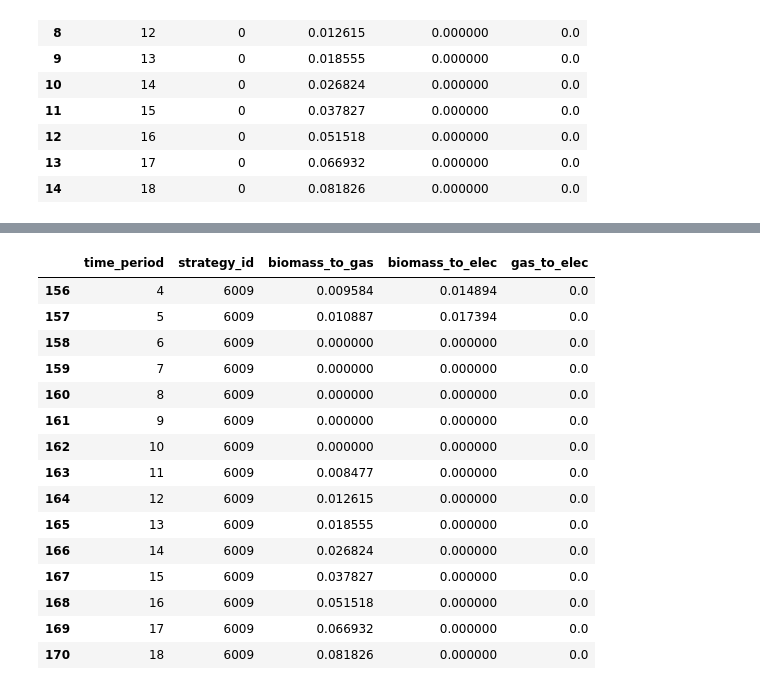
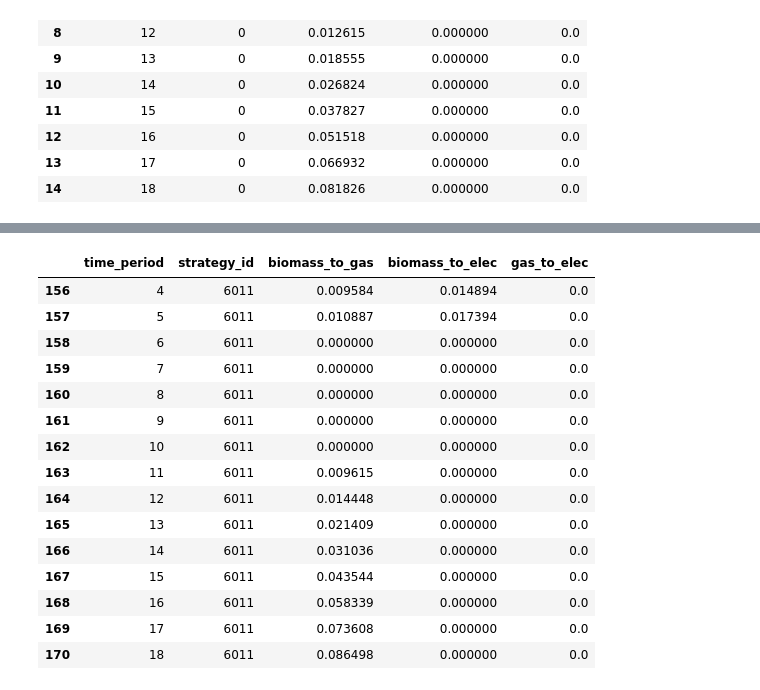
Before and after one commit to sisepuede-framework/ssp_uganda_data, a Jupyter notebook: ssp_modeling/cost-benefits/air_pollution/CBA_air_pollution_v2.ipynb, the cells around one changed output, grey strips where cells are left out. Saved outputs shown, nothing was run; the diff lists cells and outputs as text; code cells hidden in the pictures.

```diff
--- a/ssp_modeling/cost-benefits/air_pollution/CBA_air_pollution_v2.ipynb
+++ b/ssp_modeling/cost-benefits/air_pollution/CBA_air_pollution_v2.ipynb
@@ -8,13 +8,13 @@ import numpy as np
 # %%
 # Define paths
 SSP_PATH = pathlib.Path(os.getcwd()).parent.parent.as_posix()
-SSP_RUN  = os.path.join(SSP_PATH, "ssp_run_output/sisepuede_run_2025-10-29T19;49;25.722413")
+SSP_RUN  = os.path.join(SSP_PATH, "ssp_run_output/sisepuede_summary_results_run_sisepuede_run_2026-04-01T14;29;26.355576/nwr")
 
 
-CB_DEFAULT_DEFINITION_PATH = os.path.join(SSP_PATH,"cb/cb_cost_factors")
+CB_DEFAULT_DEFINITION_PATH = os.path.join(SSP_PATH,"cost-benefits/cb_cost_factors")
 CB_DEFAULT_DEFINITION_FILE_PATH = os.path.join(CB_DEFAULT_DEFINITION_PATH, "cb_config_params.xlsx")
 
-CB_OUTPUT = os.path.join(SSP_PATH,"cb/cb_results")
+CB_OUTPUT = os.path.join(SSP_PATH,"Tableau/data")
 # %%
 # Load data
 ssp_data = pd.read_csv(os.path.join(SSP_RUN, "uganda.csv"))
@@ -425,19 +431,19 @@ df_ssp[df_ssp.strategy_id == 6008][['time_period','strategy_id','biomass_to_gas'
 # %%
-df_ssp[df_ssp.strategy_id == 6009][['time_period','strategy_id','biomass_to_gas','biomass_to_elec','gas_to_elec']].head(15)
+df_ssp[df_ssp.strategy_id == 6011][['time_period','strategy_id','biomass_to_gas','biomass_to_elec','gas_to_elec']].head(15)
 # %% [output]
 |  | time_period | strategy_id | biomass_to_gas | biomass_to_elec | gas_to_elec |
-| 156 | 4 | 6009 | 0.009584 | 0.014894 | 0.0 |
-| 157 | 5 | 6009 | 0.010887 | 0.017394 | 0.0 |
-| 158 | 6 | 6009 | 0.000000 | 0.000000 | 0.0 |
-| 159 | 7 | 6009 | 0.000000 | 0.000000 | 0.0 |
-| 160 | 8 | 6009 | 0.000000 | 0.000000 | 0.0 |
-| 161 | 9 | 6009 | 0.000000 | 0.000000 | 0.0 |
-| 162 | 10 | 6009 | 0.000000 | 0.000000 | 0.0 |
-| 163 | 11 | 6009 | 0.008477 | 0.000000 | 0.0 |
-| 164 | 12 | 6009 | 0.012615 | 0.000000 | 0.0 |
-| 165 | 13 | 6009 | 0.018555 | 0.000000 | 0.0 |
-| 166 | 14 | 6009 | 0.026824 | 0.000000 | 0.0 |
-| 167 | 15 | 6009 | 0.037827 | 0.000000 | 0.0 |
-| 168 | 16 | 6009 | 0.051518 | 0.000000 | 0.0 |
-| 169 | 17 | 6009 | 0.066932 | 0.000000 | 0.0 |
-| 170 | 18 | 6009 | 0.081826 | 0.000000 | 0.0 |
+| 156 | 4 | 6011 | 0.009584 | 0.014894 | 0.0 |
+| 157 | 5 | 6011 | 0.010887 | 0.017394 | 0.0 |
+| 158 | 6 | 6011 | 0.000000 | 0.000000 | 0.0 |
+| 159 | 7 | 6011 | 0.000000 | 0.000000 | 0.0 |
+| 160 | 8 | 6011 | 0.000000 | 0.000000 | 0.0 |
+| 161 | 9 | 6011 | 0.000000 | 0.000000 | 0.0 |
+| 162 | 10 | 6011 | 0.000000 | 0.000000 | 0.0 |
+| 163 | 11 | 6011 | 0.009615 | 0.000000 | 0.0 |
+| 164 | 12 | 6011 | 0.014448 | 0.000000 | 0.0 |
+| 165 | 13 | 6011 | 0.021409 | 0.000000 | 0.0 |
+| 166 | 14 | 6011 | 0.031036 | 0.000000 | 0.0 |
+| 167 | 15 | 6011 | 0.043544 | 0.000000 | 0.0 |
+| 168 | 16 | 6011 | 0.058339 | 0.000000 | 0.0 |
+| 169 | 17 | 6011 | 0.073608 | 0.000000 | 0.0 |
+| 170 | 18 | 6011 | 0.086498 | 0.000000 | 0.0 |
```
Also changed, not shown: parts of 25 cells of this notebook, 28 other files.
